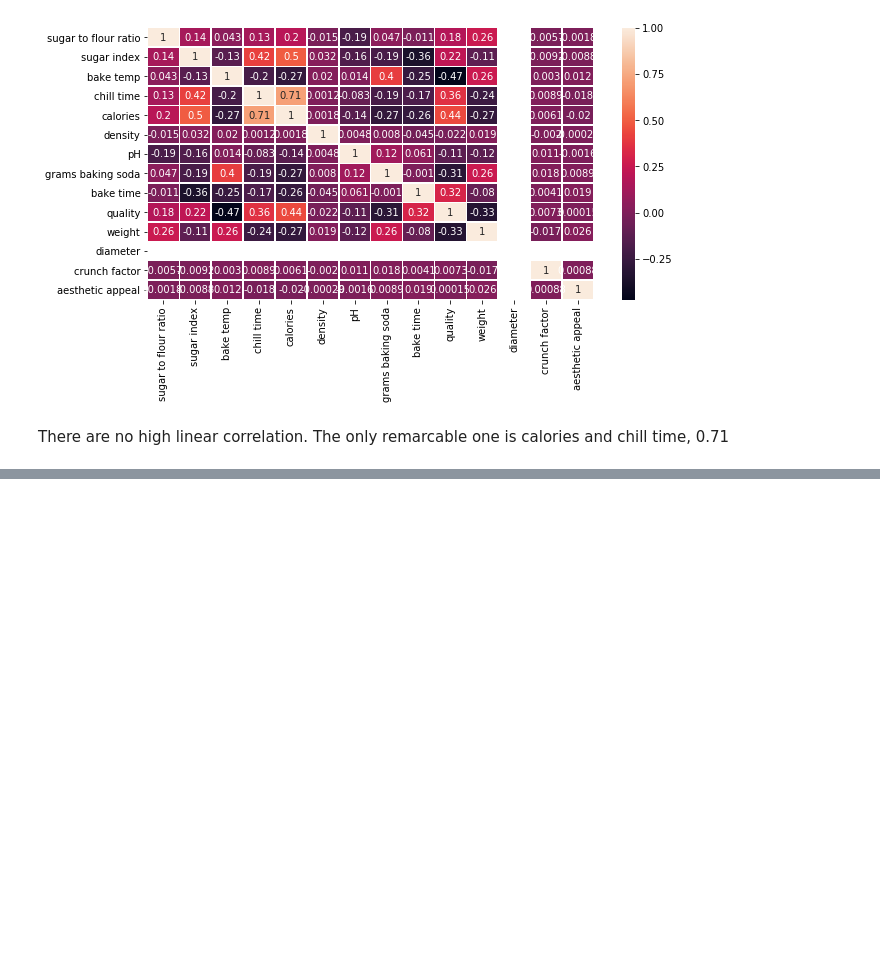
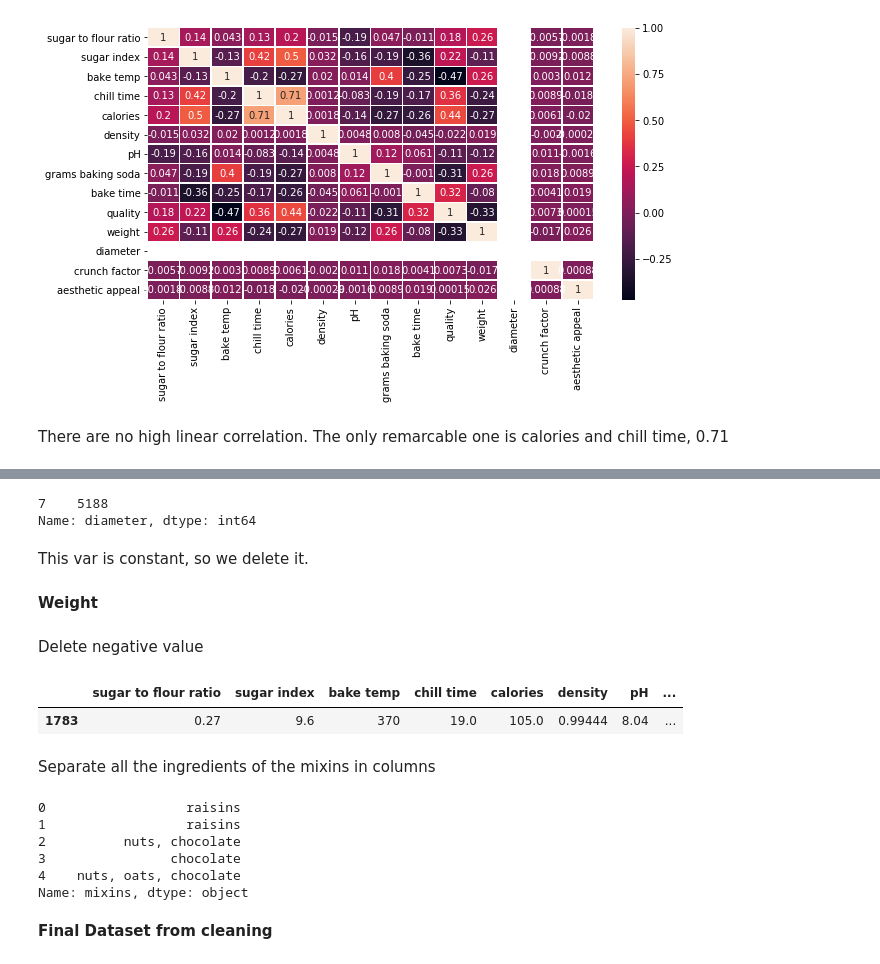
Before and after one commit to ljgoico/DATATHON_PHGL, a Jupyter notebook: main-PHGL.ipynb, the cells around one changed output, grey strips where cells are left out. Saved outputs shown, nothing was run; the diff lists cells and outputs as text; code cells hidden in the pictures; blank space fills up the shorter version.

```diff
--- a/main-PHGL.ipynb
+++ b/main-PHGL.ipynb
@@ -571,0 +608,2 @@ The only remarcable one is calories and chill time, 0.71
+# %%
+data = data.drop(data[data.pH > 15].index)
@@ -571,0 +618,2 @@ The only remarcable one is calories and chill time, 0.71
+# %%
+data["sugar index full"] = data["sugar index"].fillna(data["sugar index"].mean())
@@ -571,0 +626,2 @@ The only remarcable one is calories and chill time, 0.71
+# %%
+data["bake time full"] = data["bake time"].fillna(data["bake time"].mean())
@@ -571,0 +634,18 @@ The only remarcable one is calories and chill time, 0.71
+# %%
+data.diameter.value_counts()
+# %% [output]
+7    5188
+Name: diameter, dtype: int64
+# %% [markdown]
+This var is constant, so we delete it.
+# %%
+data.drop(columns='diameter', inplace=True)
+# %% [markdown]
+**Weight**
+# %% [markdown]
+Delete negative value
+# %%
+data[data.weight < 0]
+# %% [output]
+|  | sugar to flour ratio | sugar index | bake temp | chill time | calories | density | pH | ... |
+| 1783 | 0.27 | 9.6 | 370 | 19.0 | 105.0 | 0.99444 | 8.04 | ... |
@@ -571,0 +654,12 @@ The only remarcable one is calories and chill time, 0.71
+# %% [markdown]
+Separate all the ingredients of the mixins in columns
+# %%
+mixins = data.mixins
+mixins.head()
+# %% [output]
+0                  raisins
+1                  raisins
+2          nuts, chocolate
+3                chocolate
+4    nuts, oats, chocolate
+Name: mixins, dtype: object
@@ -571,0 +700,2 @@ The only remarcable one is calories and chill time, 0.71
+# %% [markdown]
+**Final Dataset from cleaning**
```
Also changed, not shown: parts of 35 cells of this notebook.
